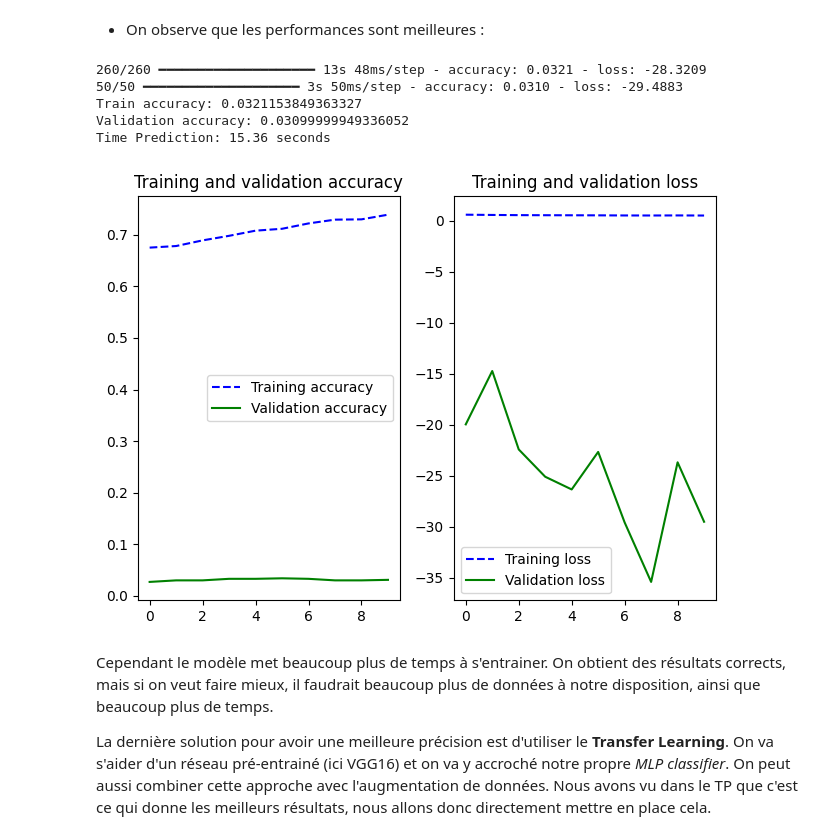
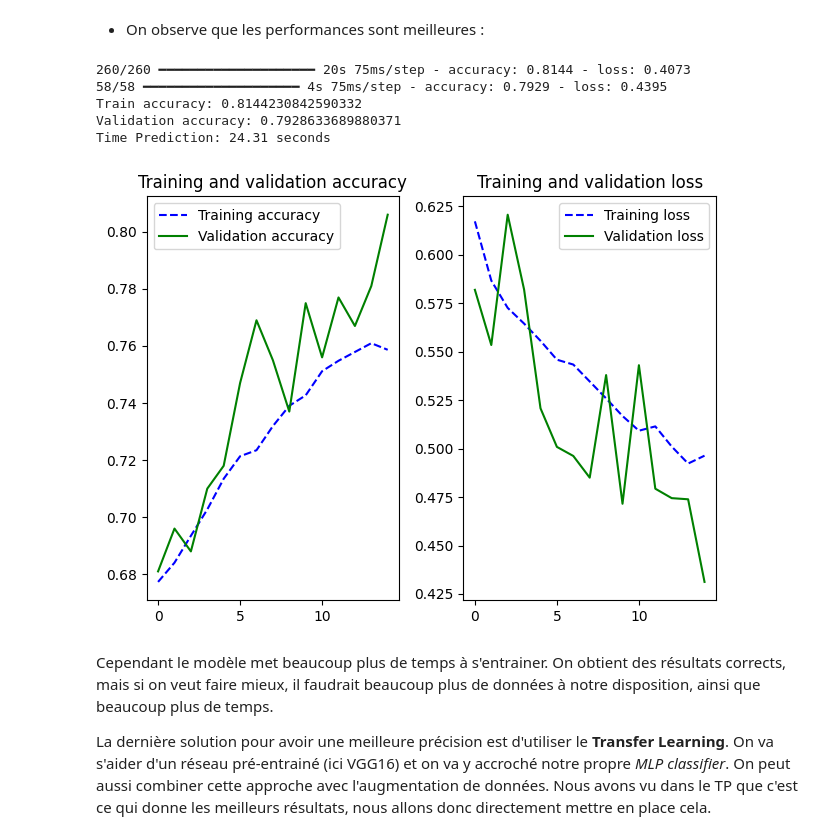
Before and after one commit to Viictordvd/High-Dimensional-and-Deep-Learning, a Jupyter notebook: Projet-1-Segmentation/Chats ou Chiens.ipynb, the cells around one changed output. Cells and saved outputs as stored; diff of their text form; code cells hidden in the pictures.

Commit message:
nettoyage de la partie classif binaire, mise des fonctions dans le fichier .py

```diff
--- a/Projet-1-Segmentation/Chats ou Chiens.ipynb
+++ b/Projet-1-Segmentation/Chats ou Chiens.ipynb
@@ -300,19 +307,4 @@ Followed by:
 * A $\texttt{Dense}$ layer with 64 neurons and a $\texttt{Relu}$ activation function.
 * A $\texttt{Dropout}$ layer with a 50% drop rate.
 * A $\texttt{Dense}$ layer with 1 neuron and a $\texttt{sigmoid}$ activation function.
-# %%
-def cnn_simple(nom):
-    cnn = Sequential(name=nom)
-    cnn.add(Input(shape=(img_height, img_width,3)))
-    cnn.add(Conv2D(32, (3,3), activation='relu'))
-    cnn.add(MaxPooling2D(pool_size=(2,2)))
-    cnn.add(Conv2D(64, (3,3), activation='relu'))
-    cnn.add(MaxPooling2D(pool_size=(2,2)))
-    cnn.add(Conv2D(96, (3,3), activation='relu'))
-    cnn.add(MaxPooling2D(pool_size=(2,2)))
-    cnn.add(Flatten())
-    cnn.add(Dense(64, activation='relu'))
-    cnn.add(Dropout(0.5))
-    cnn.add(Dense(1, activation='sigmoid'))
-    return cnn
 # %%
@@ -351,25 +341,5 @@ L’entraînement d’un réseau de neurones implique également le choix d’un
 
 La fonction suivante permet d’entraîner un CNN donné et de mesurer le temps d’apprentissage :
 # %%
-epochs = 10
-
-def Entrainement(cnn,epochs,train_generator):
-    print("Entrainement de ",cnn.name)
-    cnn.compile(
-        loss = 'binary_crossentropy',
-        optimizer = Adam(learning_rate=3e-4),
-        metrics = ['accuracy'])
-
-    t_learning_cnn = time.time()
-
-    cnn_history = cnn.fit(
-        train_generator,
-        validation_data = validation_generator,
-        epochs = epochs
-    )
-
-    t_learning_cnn = time.time() - t_learning_cnn
-    print("Learning time for %d epochs : %d seconds" % (epochs, t_learning_cnn))
-
-    return t_learning_cnn, cnn_history, t_learning_cnn
+epochs = 15
 # %%
@@ -490,13 +411,13 @@ Found 5200 validated image filenames belonging to 2 classes.
 # %% [markdown]
 - Puis on initialise le nouveau CNN qu'on vient entrainer sur le nouveau jeu de données :
 # %%
-cnn_data_augmented = cnn_simple("cnn_data_augmented") # On initialise un nouveau réseau (identique au dernier)
+cnn_data_augmented = cnn_simple("cnn_data_augmented",img_width, img_height) # On initialise un nouveau réseau (identique au dernier)
 
 cnn_data_augmented.compile(
     loss = 'binary_crossentropy',
     optimizer = Adam(learning_rate=3e-4),
     metrics = ['accuracy'])
 
-t_learning_cnn_data_augmented, cnn_data_augmented_history, t_learning_cnn_data_augmented = Entrainement(cnn_data_augmented,epochs,train_generator_augmented) # on va l'entrainer avec les données augmentées cette fois
+t_learning_cnn_data_augmented, cnn_data_augmented_history = Entrainement_nn_binaire(cnn_data_augmented,epochs,train_generator_augmented,validation_generator) # on va l'entrainer avec les données augmentées cette fois
 # %% [output]
 Entrainement de  cnn_data_augmented
@@ -520,14 +440,14 @@ Learning time for 10 epochs : 271 seconds
 # %% [markdown]
 - On observe que les performances sont meilleures :
 # %%
-t_prediction_cnn_data_augmented = Analyse_resultats(cnn_data_augmented,cnn_data_augmented_history)
+t_prediction_cnn_data_augmented = Analyse_resultats_binaire(cnn_data_augmented,cnn_data_augmented_history,train_generator,test_generator)
 # %% [output]
-260/260 ━━━━━━━━━━━━━━━━━━━━ 13s 48ms/step - accuracy: 0.0321 - loss: -28.3209
-50/50 ━━━━━━━━━━━━━━━━━━━━ 3s 50ms/step - accuracy: 0.0310 - loss: -29.4883
-Train accuracy: 0.0321153849363327
-Validation accuracy: 0.03099999949336052
-Time Prediction: 15.36 seconds
+260/260 ━━━━━━━━━━━━━━━━━━━━ 20s 75ms/step - accuracy: 0.8144 - loss: 0.4073
+58/58 ━━━━━━━━━━━━━━━━━━━━ 4s 75ms/step - accuracy: 0.7929 - loss: 0.4395
+Train accuracy: 0.8144230842590332
+Validation accuracy: 0.7928633689880371
+Time Prediction: 24.31 seconds
-[figure, old version]
+[figure, new version]
 # %% [markdown]
 Cependant le modèle met beaucoup plus de temps à s'entrainer. On obtient des résultats corrects, mais si on veut faire mieux, il faudrait beaucoup plus de données à notre disposition, ainsi que beaucoup plus de temps.
 
```
Also changed, not shown: parts of 26 cells of this notebook, 1 other file.
